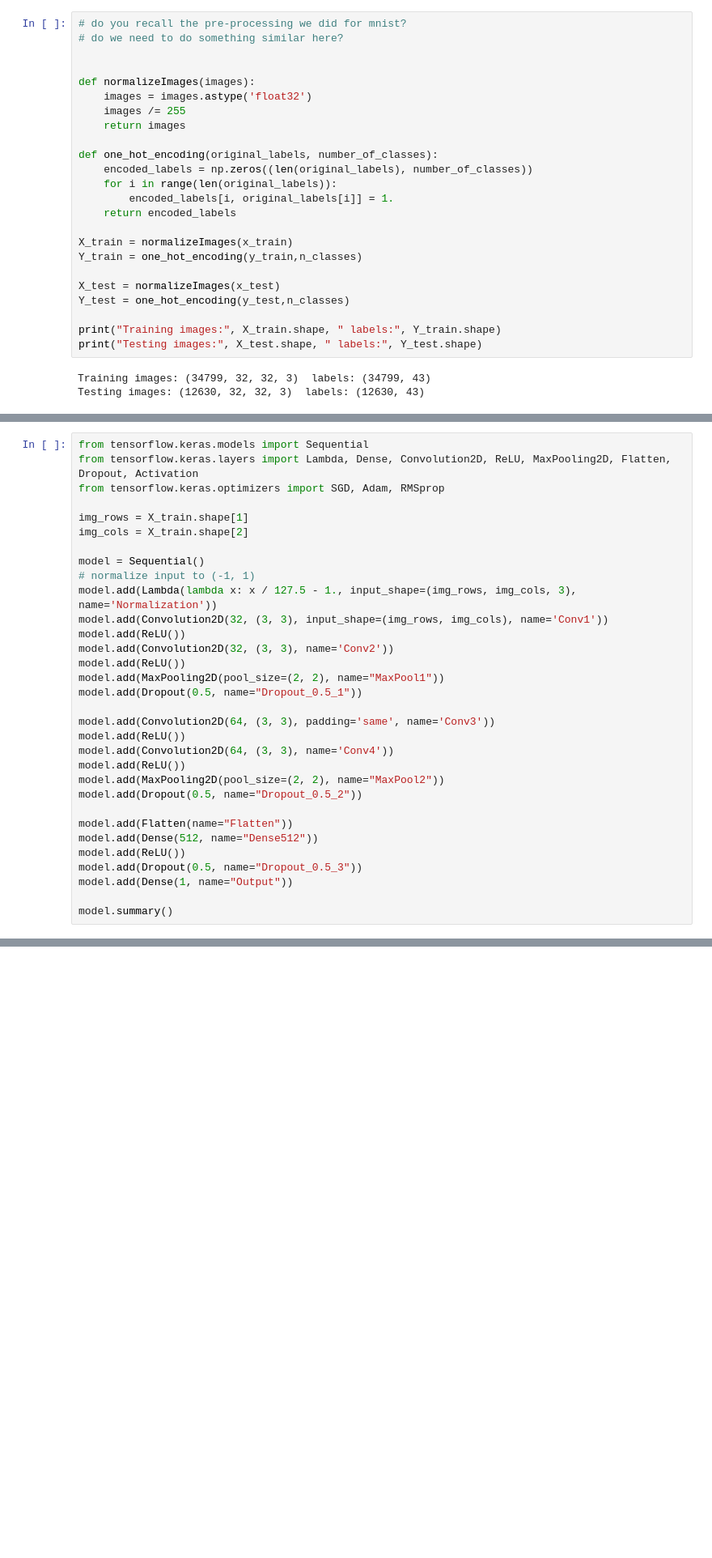
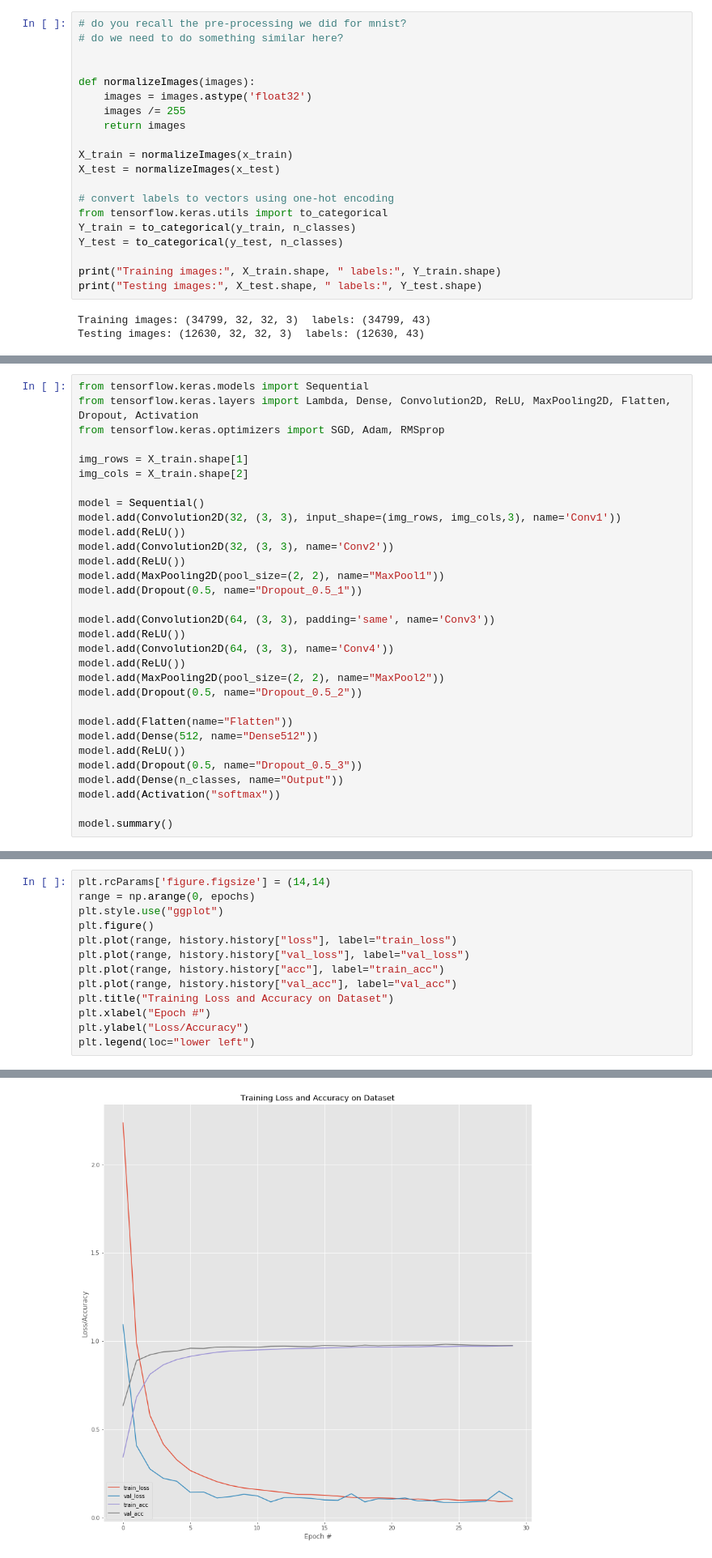
Before and after one commit to mihailrc/mlTutorials, a Jupyter notebook: notebooks/deepLearning/TrafficSignsClassification.ipynb, the cells around one changed output, grey strips where cells are left out. Shown at 81% size. Drawn from its saved outputs; the diff is of its cells as text; blank space fills up the shorter version.

Commit message:
Completed baseline model for traffic sign classification

```diff
--- a/notebooks/deepLearning/TrafficSignsClassification.ipynb
+++ b/notebooks/deepLearning/TrafficSignsClassification.ipynb
@@ -135,17 +135,13 @@ def normalizeImages(images):
     images /= 255
     return images
 
-def one_hot_encoding(original_labels, number_of_classes):
-    encoded_labels = np.zeros((len(original_labels), number_of_classes))
-    for i in range(len(original_labels)):
-        encoded_labels[i, original_labels[i]] = 1.
-    return encoded_labels
+X_train = normalizeImages(x_train)
+X_test = normalizeImages(x_test)
 
-X_train = normalizeImages(x_train)
-Y_train = one_hot_encoding(y_train,n_classes)
-
-X_test = normalizeImages(x_test)
-Y_test = one_hot_encoding(y_test,n_classes)
+# convert labels to vectors using one-hot encoding
+from tensorflow.keras.utils import to_categorical
+Y_train = to_categorical(y_train, n_classes)
+Y_test = to_categorical(y_test, n_classes)
 
 print("Training images:", X_train.shape, " labels:", Y_train.shape)
 print("Testing images:", X_test.shape, " labels:", Y_test.shape)
@@ -169,9 +165,7 @@ img_rows = X_train.shape[1]
 img_cols = X_train.shape[2]
 
 model = Sequential()
-# normalize input to (-1, 1)
-model.add(Lambda(lambda x: x / 127.5 - 1., input_shape=(img_rows, img_cols, 3), name='Normalization'))
-model.add(Convolution2D(32, (3, 3), input_shape=(img_rows, img_cols), name='Conv1'))
+model.add(Convolution2D(32, (3, 3), input_shape=(img_rows, img_cols,3), name='Conv1'))
 model.add(ReLU())
 model.add(Convolution2D(32, (3, 3), name='Conv2'))
 model.add(ReLU())
@@ -189,7 +183,8 @@ model.add(Flatten(name="Flatten"))
 model.add(Dense(512, name="Dense512"))
 model.add(ReLU())
 model.add(Dropout(0.5, name="Dropout_0.5_3"))
-model.add(Dense(1, name="Output"))
+model.add(Dense(n_classes, name="Output"))
+model.add(Activation("softmax"))
 
 model.summary()
 # %% [output]
@@ -214,0 +275,14 @@ _________________________________________________________________
+# %%
+plt.rcParams['figure.figsize'] = (14,14)
+range = np.arange(0, epochs)
+plt.style.use("ggplot")
+plt.figure()
+plt.plot(range, history.history["loss"], label="train_loss")
+plt.plot(range, history.history["val_loss"], label="val_loss")
+plt.plot(range, history.history["acc"], label="train_acc")
+plt.plot(range, history.history["val_acc"], label="val_acc")
+plt.title("Training Loss and Accuracy on Dataset")
+plt.xlabel("Epoch #")
+plt.ylabel("Loss/Accuracy")
+plt.legend(loc="lower left")
+# %% [output]
@@ -214,0 +290 @@ _________________________________________________________________
+[figure, added]
```
Also changed, not shown: parts of 11 cells of this notebook.
